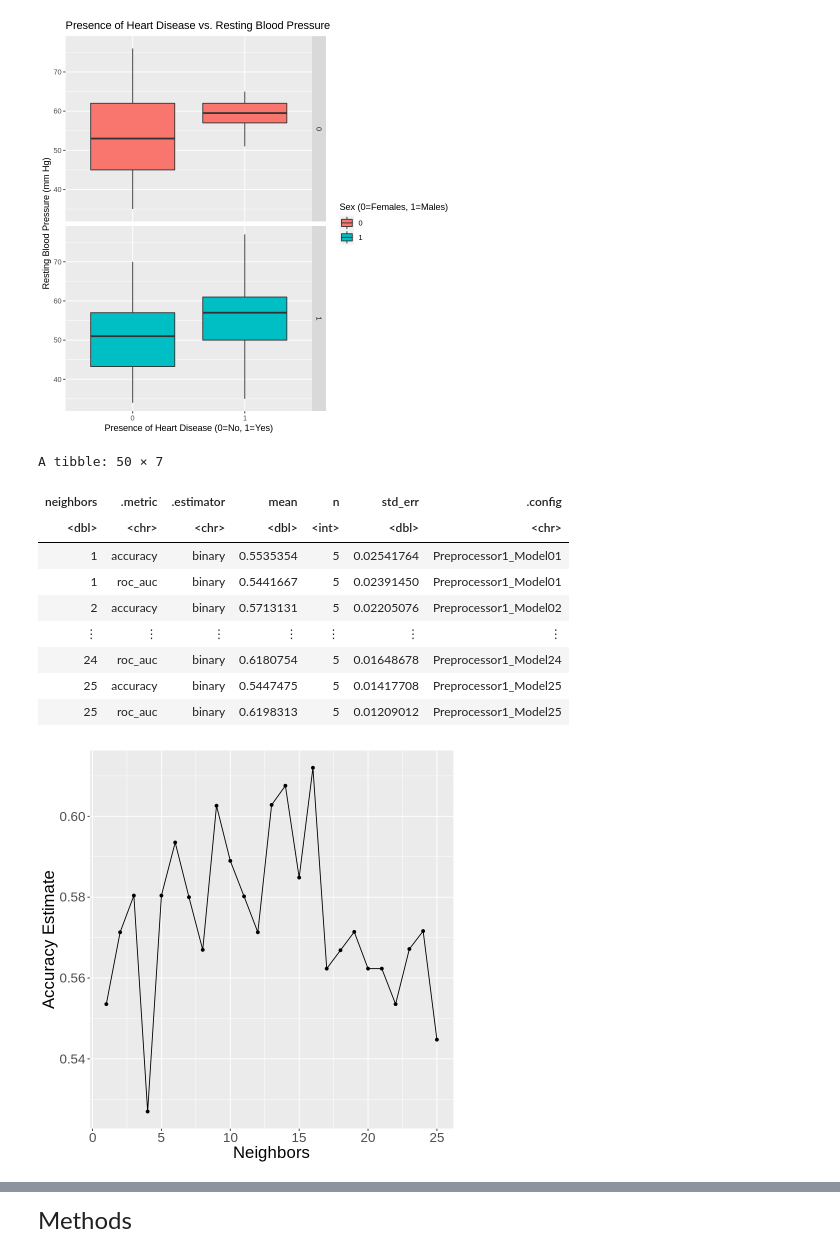
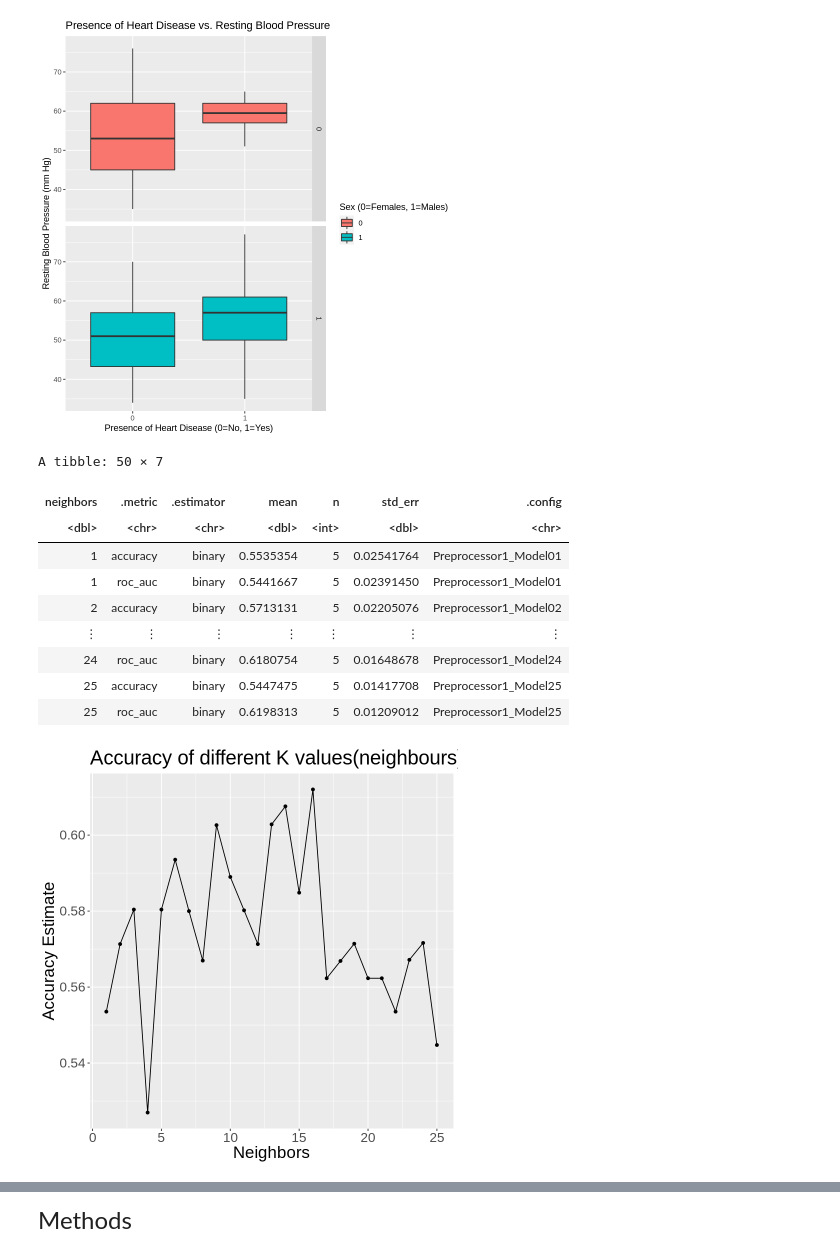
Before and after one commit to ck2671/dsci-100-2022w2-group-35, a Jupyter notebook: Heart Disease Project.ipynb, the cells around one changed output, grey strips where cells are left out. Drawn from its saved outputs; the diff is of its cells as text; code cells hidden in the pictures.

Commit message:
fixed the error and added title for accuracy plot

```diff
--- a/Heart Disease Project.ipynb
+++ b/Heart Disease Project.ipynb
@@ -209,34 +216,35 @@ knn_spec <- nearest_neighbor(weight_func = "rectangular", neighbors = tune()) |>
 k_vals <- tibble(neighbors=seq(from=1, to=25, by=1))
 
 knn_results <- workflow() |>
   add_recipe(heart_recipe) |>
   add_model(knn_spec) |>
   tune_grid(resamples = heart_vfold, grid = k_vals) |>
   collect_metrics()
 knn_results
 
 accuracies <- knn_results |>
   filter(.metric == "accuracy")
 
 cross_val_plot <- accuracies |>
     ggplot(aes(x = neighbors, y = mean)) +
     geom_point() +
     geom_line() +
     labs(x = "Neighbors", y = "Accuracy Estimate") +
+    ggtitle("Accuracy of different K values(neighbours)") +
     theme(text = element_text(size = 20))
 cross_val_plot
 # %% [output]
 A tibble: 50 × 7
 | neighbors | .metric | .estimator | mean | n | std_err | .config |
 | <dbl> | <chr> | <chr> | <dbl> | <int> | <dbl> | <chr> |
 | 1 | accuracy | binary | 0.5535354 | 5 | 0.02541764 | Preprocessor1_Model01 |
 | 1 | roc_auc | binary | 0.5441667 | 5 | 0.02391450 | Preprocessor1_Model01 |
 | 2 | accuracy | binary | 0.5713131 | 5 | 0.02205076 | Preprocessor1_Model02 |
 | ⋮ | ⋮ | ⋮ | ⋮ | ⋮ | ⋮ | ⋮ |
 | 24 | roc_auc | binary | 0.6180754 | 5 | 0.01648678 | Preprocessor1_Model24 |
 | 25 | accuracy | binary | 0.5447475 | 5 | 0.01417708 | Preprocessor1_Model25 |
 | 25 | roc_auc | binary | 0.6198313 | 5 | 0.01209012 | Preprocessor1_Model25 |
-[figure, old version]
+[figure, new version]
 # %%
 knn_best_spec <- nearest_neighbor(weight_func = "rectangular", neighbors = 16) |>
   set_engine("kknn") |>
```
Also changed, not shown: parts of 2 cells of this notebook.
